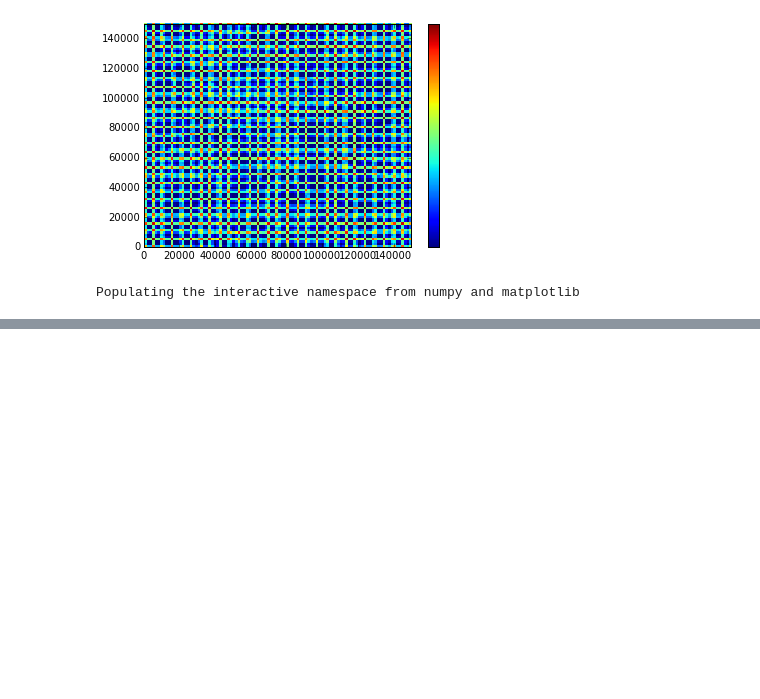
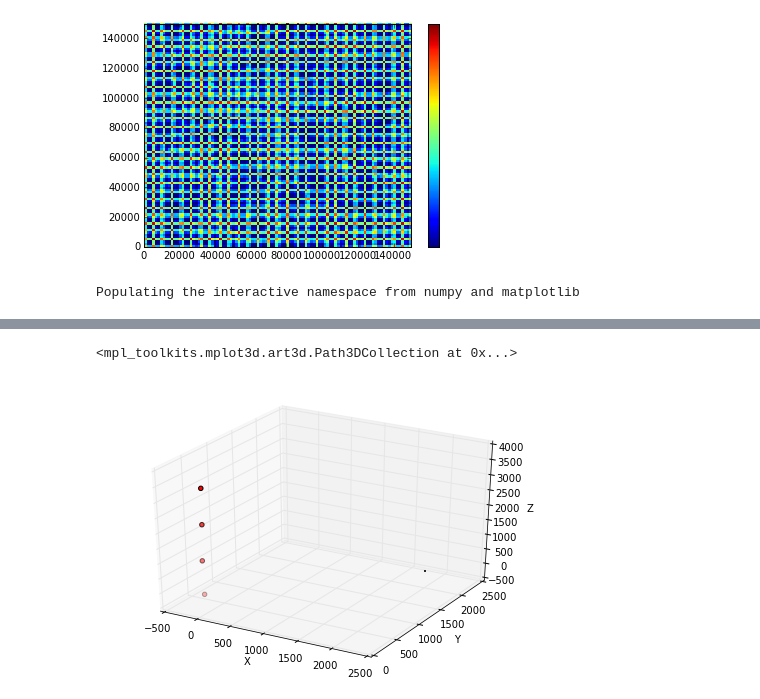
Before and after one commit to jdprada1760/N_Body_Density_Estimator, a Jupyter notebook: CompuMethods/Simulation_format.ipynb, the cells around one changed output, grey strips where cells are left out. Saved outputs shown, nothing was run; the diff lists cells and outputs as text; code cells hidden in the pictures; blank space fills up the shorter version.

```diff
--- a/CompuMethods/Simulation_format.ipynb
+++ b/CompuMethods/Simulation_format.ipynb
@@ -28,7 +28,10 @@ def graf(n1,n2):
     fig = pylab.figure()
     ax = Axes3D(fig)
     #ax.scatter(initial.T[0][0:n1],initial.T[1][0:n1],initial.T[2][0:n1], c = 'b')
-    ax.scatter(initial.T[0][n1:n2],initial.T[1][n1:n2],initial.T[2][n1:n2], s = 0.3, c = 'r')
+    ax.scatter(initial.T[0][n1:n2],initial.T[1][n1:n2],initial.T[2][n1:n2], c = 'r')
+    ax.set_xlabel("X")
+    ax.set_ylabel("Y")
+    ax.set_zlabel("Z")
 # %% [output]
 Populating the interactive namespace from numpy and matplotlib
 # %%
@@ -82,0 +58,7 @@ for i in range(n):
+# %%
+n = 1
+graf(0,4*n)
+scatter(2000,2000,1)
+# %% [output]
+<mpl_toolkits.mplot3d.art3d.Path3DCollection at 0x...>
+[figure, added]
```
Also changed, not shown: parts of 10 cells of this notebook.
